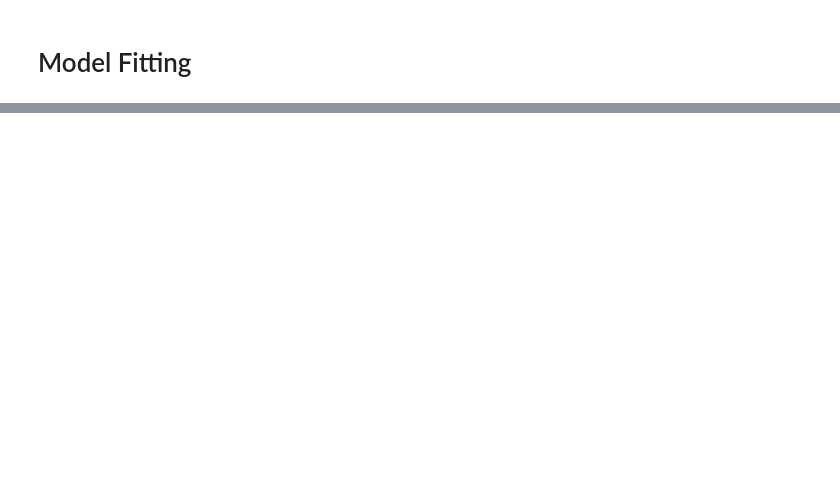
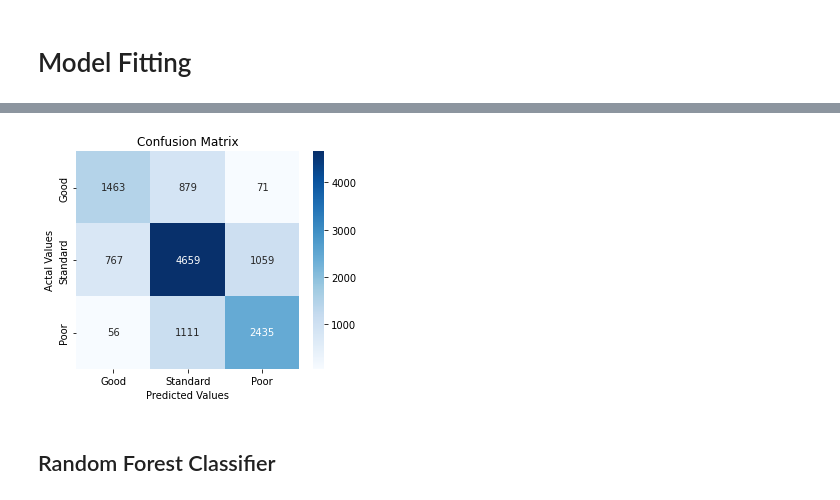
Before and after one commit to Chenzhang0329/Credit_Score_Classification, a Jupyter notebook: 6100_final_project.ipynb, the cells around one changed output, grey strips where cells are left out. Cells and saved outputs as stored; diff of their text form; code cells hidden in the pictures; blank space fills up the shorter version.

```diff
--- a/6100_final_project.ipynb
+++ b/6100_final_project.ipynb
@@ -311,0 +469,26 @@ ValueError: could not convert string to float: 'CUS_0xd40'
+# %%
+#importing confusion matrix
+from sklearn.metrics import confusion_matrix
+confusion = confusion_matrix(validation_respond, predict_y)
+print('Confusion Matrix\n')
+print(confusion)
+
+#importing accuracy_score, precision_score, recall_score, f1_score
+from sklearn.metrics import accuracy_score, precision_score, recall_score, f1_score
+print('\nAccuracy: {:.2f}\n'.format(accuracy_score(validation_respond, predict_y)))
+
+print('Micro Precision: {:.2f}'.format(precision_score(validation_respond, predict_y, average='micro')))
+print('Micro Recall: {:.2f}'.format(recall_score(validation_respond, predict_y, average='micro')))
+print('Micro F1-score: {:.2f}\n'.format(f1_score(validation_respond, predict_y, average='micro')))
+
+print('Macro Precision: {:.2f}'.format(precision_score(validation_respond, predict_y, average='macro')))
+print('Macro Recall: {:.2f}'.format(recall_score(validation_respond, predict_y, average='macro')))
+print('Macro F1-score: {:.2f}\n'.format(f1_score(validation_respond, predict_y, average='macro')))
+
+print('Weighted Precision: {:.2f}'.format(precision_score(validation_respond, predict_y, average='weighted')))
+print('Weighted Recall: {:.2f}'.format(recall_score(validation_respond, predict_y, average='weighted')))
+print('Weighted F1-score: {:.2f}'.format(f1_score(validation_respond, predict_y, average='weighted')))
+
+from sklearn.metrics import classification_report
+print('\nClassification Report\n')
+print(classification_report(validation_respond, predict_y, target_names=['Class 1', 'Class 2', 'Class 3']))
@@ -311,0 +513,19 @@ ValueError: could not convert string to float: 'CUS_0xd40'
+# %%
+cm_df = pd.DataFrame(confusion,
+                     index = ['Good','Standard','Poor'],
+                     columns = ['Good','Standard','Poor'])
+# %%
+import seaborn as sns
+
+plt.figure(figsize=(5,4))
+sns.heatmap(cm_df, annot = True,cmap='Blues', fmt='g')
+plt.title('Confusion Matrix')
+plt.ylabel('Actal Values')
+plt.xlabel('Predicted Values')
+fig1 = plt.gcf()
+plt.show()
+fig1.savefig('Confustionmatrix1.png')
+# %% [output]
+[figure, added]
+# %% [markdown]
+## Random Forest Classifier
```
Also changed, not shown: parts of 49 cells of this notebook.
